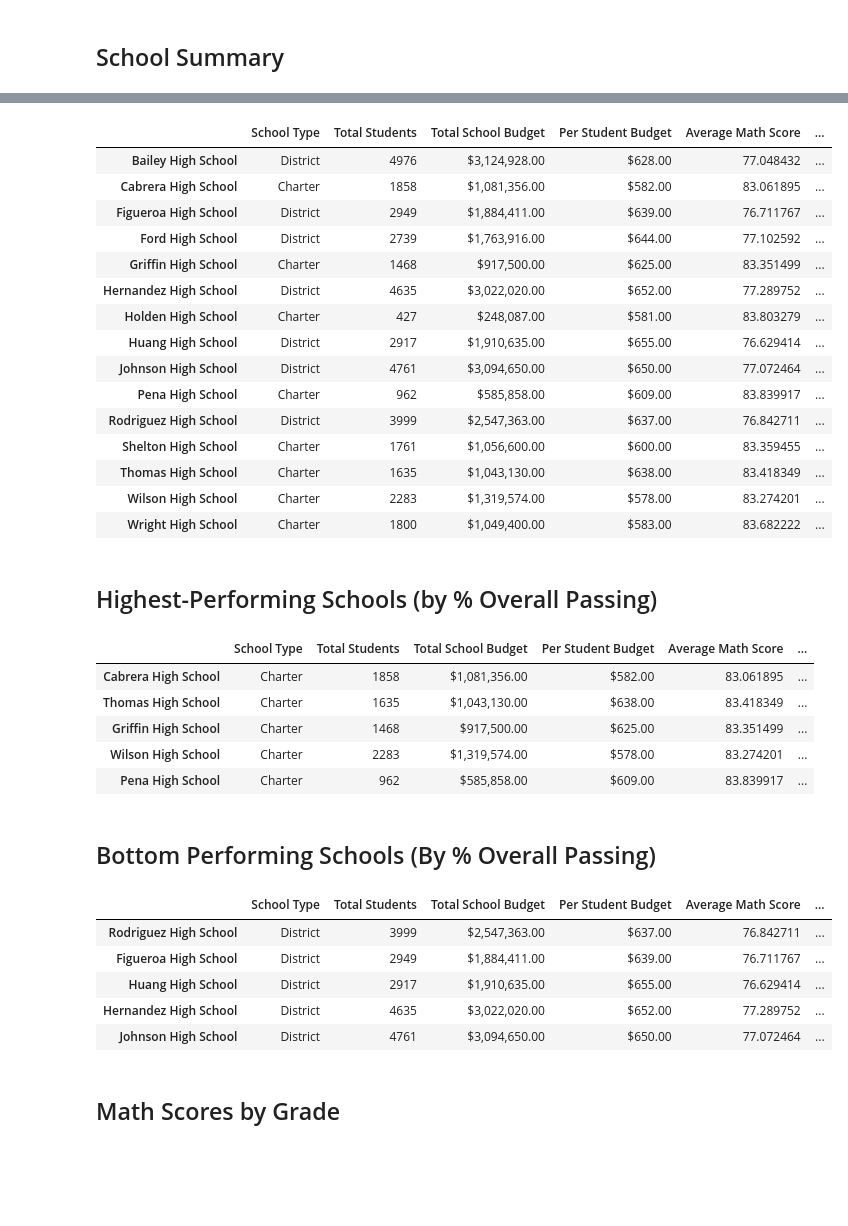
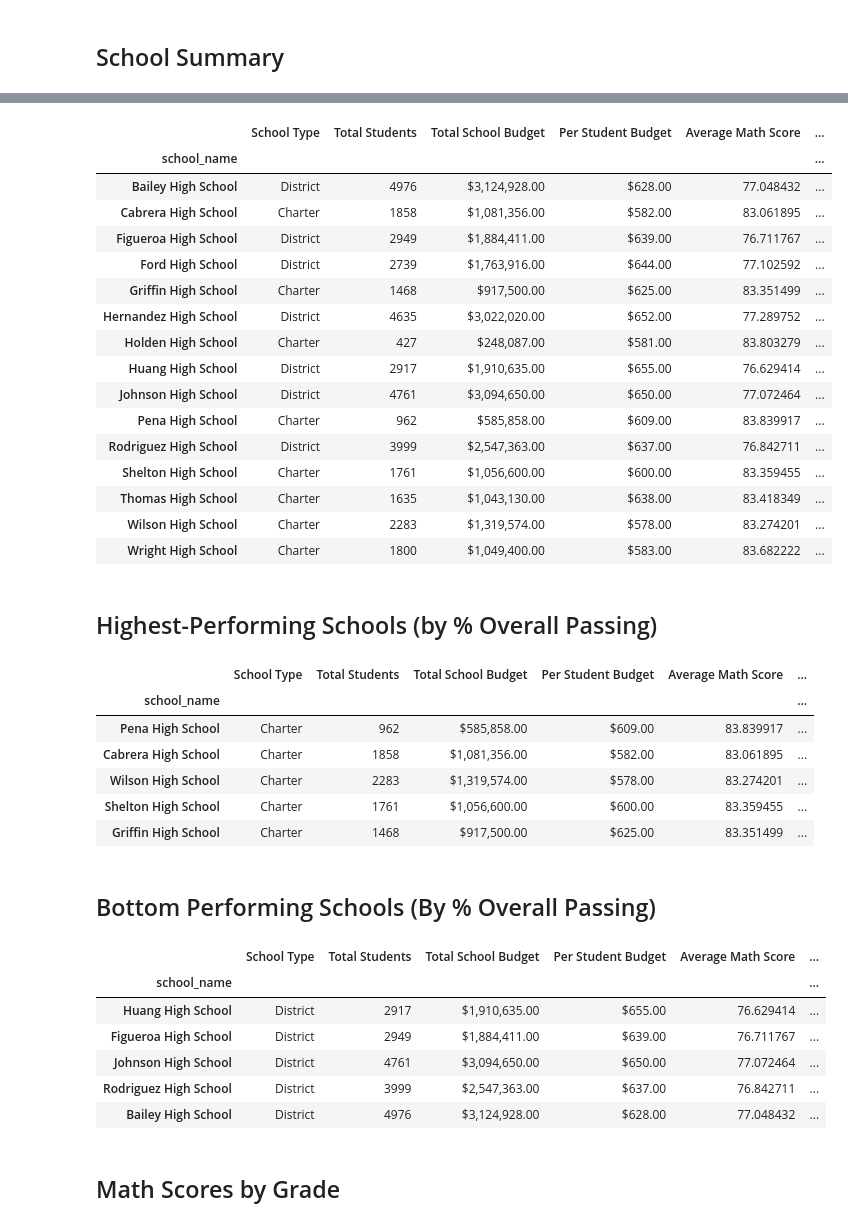
Before and after one commit to ollayyy/pandas-challenge, a Jupyter notebook: PyCitySchools/PyCitySchools_starter.ipynb, the cells around one changed output, grey strips where cells are left out. Drawn from its saved outputs; the diff is of its cells as text; code cells hidden in the pictures; blank space fills up the shorter version.

```diff
--- a/PyCitySchools/PyCitySchools_starter.ipynb
+++ b/PyCitySchools/PyCitySchools_starter.ipynb
@@ -106,4 +138,5 @@ per_school_counts =
 # %%
 # Calculate the total school budget and per capita spending
-per_school_budget = school_data_complete.groupby(["school_name"]).mean()["budget"]
-per_school_capita = per_school_budget / per_school_counts
+per_school_budget = school_data_complete.groupby(['school_name'])['budget'].mean()
+per_school_capita = (school_data_complete.groupby(['school_name'])['budget'].mean()/school_data_complete.groupby(['school_name'])['size'].mean())
+per_school_budget
@@ -110,4 +181,5 @@ per_school_capita = per_school_budget / per_school_counts
 # %%
 # Calculate the average test scores
-per_school_math =
-per_school_reading =
+per_school_math = school_data_complete.groupby(['school_name'])['math_score'].mean()
+per_school_reading = school_data_complete.groupby(['school_name'])['reading_score'].mean()
+per_school_math
@@ -125,5 +288,5 @@ passing_math_and_reading = school_data_complete[
 # %%
 # Use the provided code to calculate the passing rates
-per_school_passing_math = school_passing_math.groupby(["school_name"]).count()["student_name"] / per_school_counts * 100
-per_school_passing_reading = school_passing_reading.groupby(["school_name"]).count()["student_name"] / per_school_counts * 100
-overall_passing_rate = passing_math_and_reading.groupby(["school_name"]).count()["student_name"] / per_school_counts * 100
+per_school_passing_math = school_data_complete[school_data_complete['math_score'] >= 70].groupby('school_name')['Student ID'].count()/ per_school_counts * 100
+per_school_passing_reading = school_data_complete[school_data_complete['reading_score'] >= 70].groupby('school_name')['Student ID'].count()/ per_school_counts * 100
+overall_passing_rate = school_data_complete[(school_data_complete['math_score'] >= 70) & (school_data_complete['math_score'] >= 70)].groupby('school_name')['Student ID'].count()/ per_school_counts * 100
@@ -130,7 +353,17 @@ overall_passing_rate = passing_math_and_reading.groupby(["school_name"]).count()
 # %%
 # Create a DataFrame called `per_school_summary` with columns for the calculations above.
-per_school_summary =
-
+per_school_summary = pd.DataFrame({
+    'School Type': school_types,
+    'Total Students': per_school_counts,
+    'Total School Budget': per_school_budget,
+    'Per Student Budget': per_school_capita,
+    'Average Math Score': per_school_math,
+    'Average Reading Score': per_school_reading,
+    '% Passing Math': per_school_passing_math,
+    '% Passing Reading': per_school_passing_reading,
+    '% Overall Passing': overall_passing_rate
+})
+school_summary = per_school_summary.copy()
 # Formatting
 per_school_summary["Total School Budget"] = per_school_summary["Total School Budget"].map("${:,.2f}".format)
 per_school_summary["Per Student Budget"] = per_school_summary["Per Student Budget"].map("${:,.2f}".format)
@@ -139,6 +372,7 @@ per_school_summary["Per Student Budget"] = per_school_summary["Per Student Budge
 per_school_summary
 # %% [output]
 |  | School Type | Total Students | Total School Budget | Per Student Budget | Average Math Score | ... |
+| school_name |  |  |  |  |  | ... |
 | Bailey High School | District | 4976 | $3,124,928.00 | $628.00 | 77.048432 | ... |
 | Cabrera High School | Charter | 1858 | $1,081,356.00 | $582.00 | 83.061895 | ... |
 | Figueroa High School | District | 2949 | $1,884,411.00 | $639.00 | 76.711767 | ... |
@@ -158,28 +392,30 @@ per_school_summary
 ## Highest-Performing Schools (by % Overall Passing)
 # %%
 # Sort the schools by `% Overall Passing` in descending order and display the top 5 rows.
-top_schools =
+top_schools = per_school_summary.sort_values('% Overall Passing', ascending=False)
 top_schools.head(5)
 # %% [output]
 |  | School Type | Total Students | Total School Budget | Per Student Budget | Average Math Score | ... |
+| school_name |  |  |  |  |  | ... |
+| Pena High School | Charter | 962 | $585,858.00 | $609.00 | 83.839917 | ... |
 | Cabrera High School | Charter | 1858 | $1,081,356.00 | $582.00 | 83.061895 | ... |
-| Thomas High School | Charter | 1635 | $1,043,130.00 | $638.00 | 83.418349 | ... |
+| Wilson High School | Charter | 2283 | $1,319,574.00 | $578.00 | 83.274201 | ... |
+| Shelton High School | Charter | 1761 | $1,056,600.00 | $600.00 | 83.359455 | ... |
 | Griffin High School | Charter | 1468 | $917,500.00 | $625.00 | 83.351499 | ... |
-| Wilson High School | Charter | 2283 | $1,319,574.00 | $578.00 | 83.274201 | ... |
-| Pena High School | Charter | 962 | $585,858.00 | $609.00 | 83.839917 | ... |
 # %% [markdown]
 ## Bottom Performing Schools (By % Overall Passing)
 # %%
 # Sort the schools by `% Overall Passing` in ascending order and display the top 5 rows.
-bottom_schools =
+bottom_schools = per_school_summary.sort_values('% Overall Passing', ascending=True)
 bottom_schools.head(5)
 # %% [output]
 |  | School Type | Total Students | Total School Budget | Per Student Budget | Average Math Score | ... |
+| school_name |  |  |  |  |  | ... |
+| Huang High School | District | 2917 | $1,910,635.00 | $655.00 | 76.629414 | ... |
+| Figueroa High School | District | 2949 | $1,884,411.00 | $639.00 | 76.711767 | ... |
+| Johnson High School | District | 4761 | $3,094,650.00 | $650.00 | 77.072464 | ... |
 | Rodriguez High School | District | 3999 | $2,547,363.00 | $637.00 | 76.842711 | ... |
-| Figueroa High School | District | 2949 | $1,884,411.00 | $639.00 | 76.711767 | ... |
-| Huang High School | District | 2917 | $1,910,635.00 | $655.00 | 76.629414 | ... |
-| Hernandez High School | District | 4635 | $3,022,020.00 | $652.00 | 77.289752 | ... |
-| Johnson High School | District | 4761 | $3,094,650.00 | $650.00 | 77.072464 | ... |
+| Bailey High School | District | 4976 | $3,124,928.00 | $628.00 | 77.048432 | ... |
 # %% [markdown]
 ## Math Scores by Grade
 # %%
```
Also changed, not shown: parts of 34 cells of this notebook, 1 other file.
